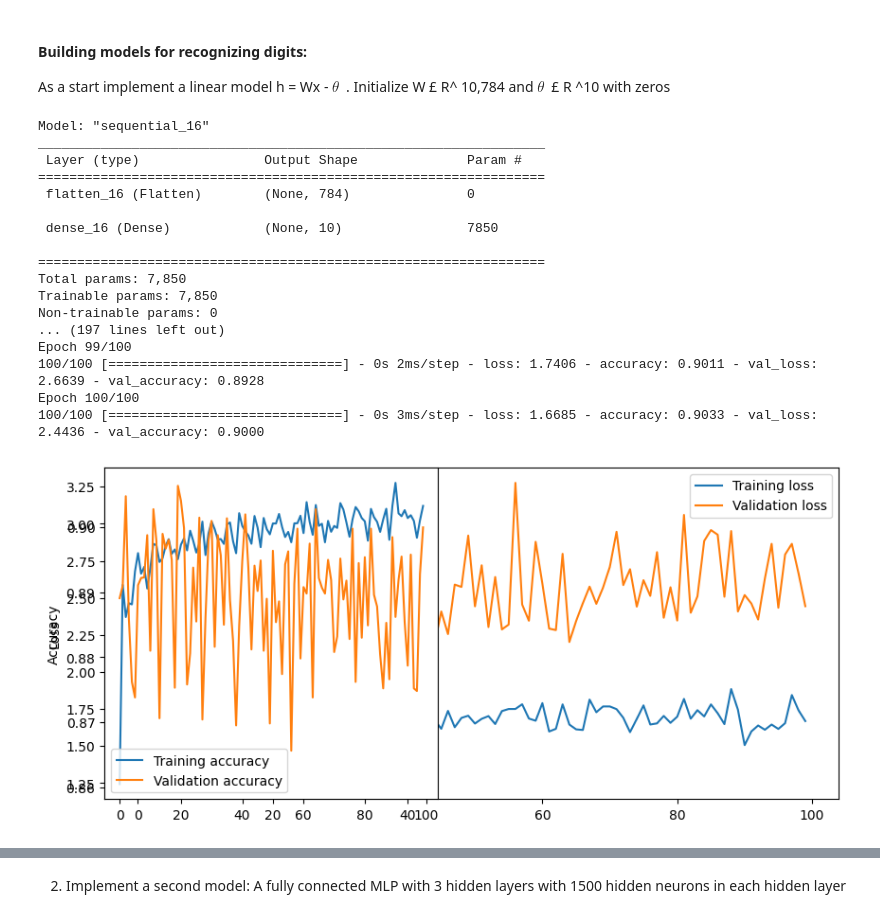
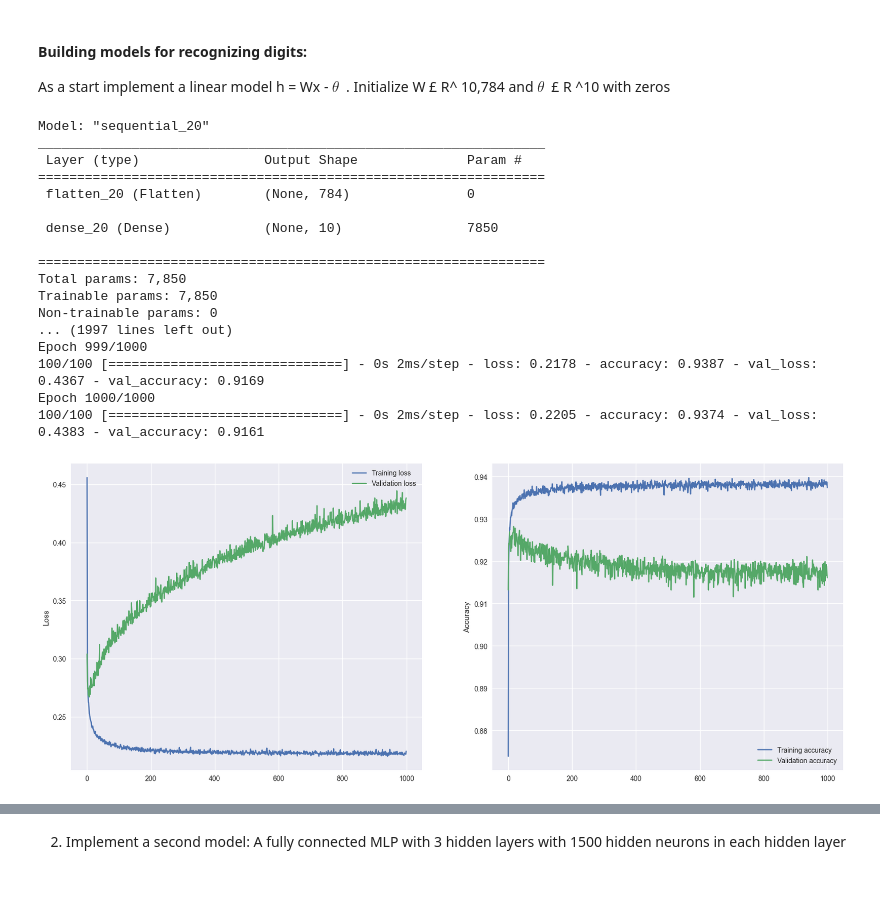
Before and after one commit to Javiermateor/Machine-Intelligence-I, a Jupyter notebook: Exercises/Exercise_06.ipynb, the cells around one changed output, grey strips where cells are left out. Cells and saved outputs as stored; diff of their text form; code cells hidden in the pictures; blank space fills up the shorter version.

```diff
--- a/Exercises/Exercise_06.ipynb
+++ b/Exercises/Exercise_06.ipynb
@@ -58,7 +57,7 @@ model = keras.Sequential([ #sequential ---> multiple layers in it that do differ
 # b) Use the categorical cross-entropy loss function
 model.compile(
     # c) use a gradient descent algorithm with a constant learning rate η = 0.5.
-    optimizer=keras.optimizers.Adam(learning_rate=0.5), #adam ---> tf recommendation for optimizer and this library
+    optimizer=keras.optimizers.Adam(learning_rate=0.01), #adam ---> tf recommendation for optimizer and this library
     loss='sparse_categorical_crossentropy',
     metrics=['accuracy']
 )
@@ -68,51 +67,52 @@ model.summary()
 # Train the model
 # d) Process the data in mini-batches. Use one mini-batch for each gradient descent step (one iteration).
 # e) Perform 10,000 iterations for this linear model.
-history = model.fit(x_train, y_train, epochs=100, batch_size=600, validation_data = (x_test,y_test),verbose=True)
+history = model.fit(x_train, y_train, epochs=1000, batch_size=600, validation_data = (x_test,y_test),verbose=True)
 # %% [output]
-Model: "sequential_16"
+Model: "sequential_20"
 _________________________________________________________________
  Layer (type)                Output Shape              Param #
 =================================================================
- flatten_16 (Flatten)        (None, 784)               0
+ flatten_20 (Flatten)        (None, 784)               0
 
- dense_16 (Dense)            (None, 10)                7850
+ dense_20 (Dense)            (None, 10)                7850
 
 =================================================================
 Total params: 7,850
 Trainable params: 7,850
 Non-trainable params: 0
-... (197 lines left out)
-Epoch 99/100
-100/100 [==============================] - 0s 2ms/step - loss: 1.7406 - accuracy: 0.9011 - val_loss: 2.6639 - val_accuracy: 0.8928
-Epoch 100/100
-100/100 [==============================] - 0s 3ms/step - loss: 1.6685 - accuracy: 0.9033 - val_loss: 2.4436 - val_accuracy: 0.9000
+... (1997 lines left out)
+Epoch 999/1000
+100/100 [==============================] - 0s 2ms/step - loss: 0.2178 - accuracy: 0.9387 - val_loss: 0.4367 - val_accuracy: 0.9169
+Epoch 1000/1000
+100/100 [==============================] - 0s 2ms/step - loss: 0.2205 - accuracy: 0.9374 - val_loss: 0.4383 - val_accuracy: 0.9161
 # %%
 # Plot the results of the model
-
-fig = plt.figure(figsize=(10, 10))
+plt.style.use('seaborn')
+fig = plt.figure(figsize=(20, 8))
+fig.suptitle('Simple Neuron', fontsize=15)
 
 # Plot the training and validation loss
 
-ax1 = fig.add_subplot(211)
+ax1 = fig.add_subplot(121)
 
 ax1.plot(history.history['loss'], label='Training loss')
 ax1.plot(history.history['val_loss'], label='Validation loss')
-plt.ylabel('Loss')
+ax1.set_ylabel('Loss')
 plt.legend()
 
 # Plot the training and validation accuracy
 
-ax2 = fig.add_subplot(221)
+ax2 = fig.add_subplot(122)
 
 ax2.plot(history.history['accuracy'], label='Training accuracy')
 ax2.plot(history.history['val_accuracy'], label='Validation accuracy')
-plt.ylabel('Accuracy')
+ax2.set_ylabel('Accuracy')
 plt.legend()
 
 plt.show()
 # %% [output]
-[figure, old version]
+[figure, new version]
 # %%
 # Evaluate the model
 test_loss, test_acc = model.evaluate(x_test, y_test, verbose=2)
```
Also changed, not shown: parts of 6 cells of this notebook.
